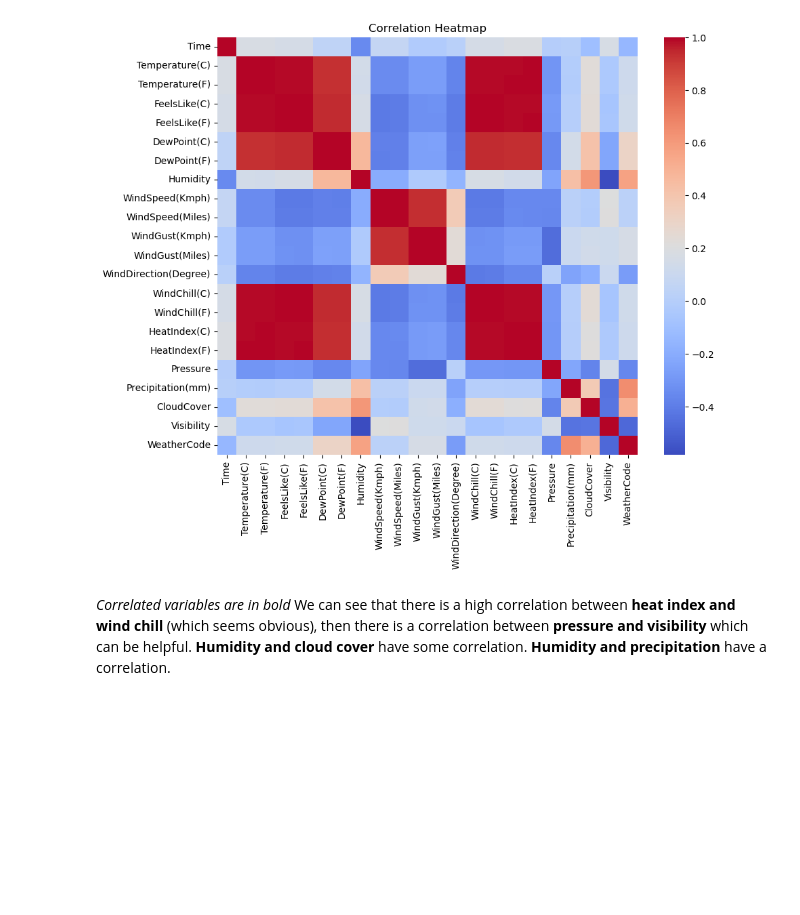
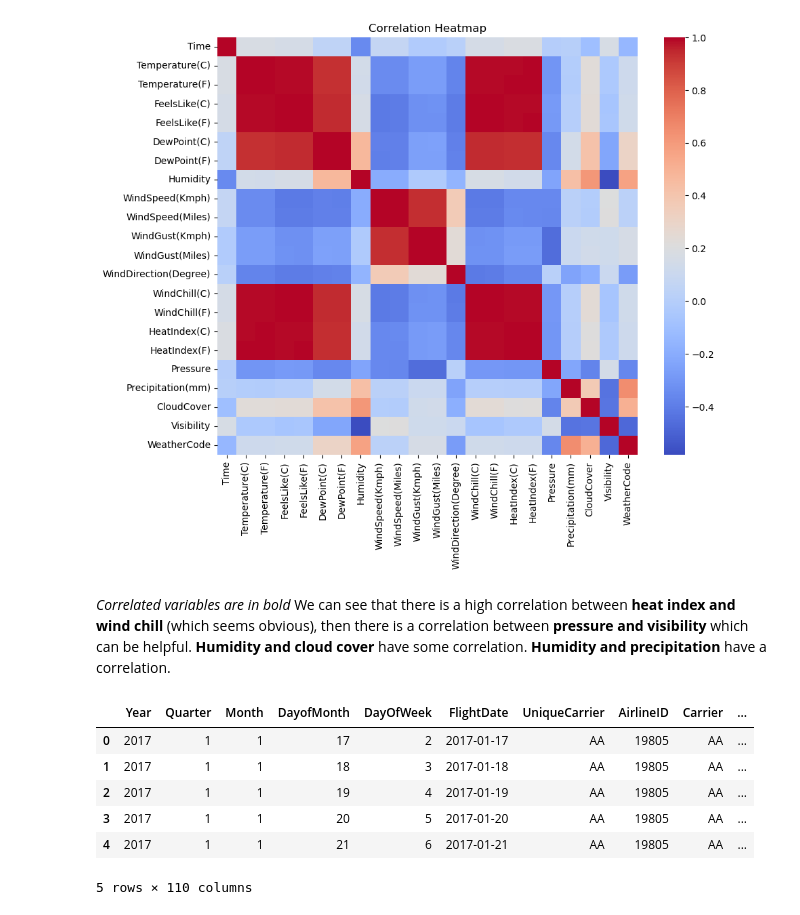
Before and after one commit to Astroficboy/petavue_assignment, a Jupyter notebook: round_3.ipynb, the cells around one changed output. Saved outputs shown, nothing was run; the diff lists cells and outputs as text; code cells hidden in the pictures; blank space fills up the shorter version.

```diff
--- a/round_3.ipynb
+++ b/round_3.ipynb
@@ -109,0 +113,10 @@ We can see that there is a high correlation between **heat index and wind chill*
+# %%
+flight_data.head()
+# %% [output]
+|  | Year | Quarter | Month | DayofMonth | DayOfWeek | FlightDate | UniqueCarrier | AirlineID | Carrier | ... |
+| 0 | 2017 | 1 | 1 | 17 | 2 | 2017-01-17 | AA | 19805 | AA | ... |
+| 1 | 2017 | 1 | 1 | 18 | 3 | 2017-01-18 | AA | 19805 | AA | ... |
+| 2 | 2017 | 1 | 1 | 19 | 4 | 2017-01-19 | AA | 19805 | AA | ... |
+| 3 | 2017 | 1 | 1 | 20 | 5 | 2017-01-20 | AA | 19805 | AA | ... |
+| 4 | 2017 | 1 | 1 | 21 | 6 | 2017-01-21 | AA | 19805 | AA | ... |
+5 rows × 110 columns
```
Also changed, not shown: parts of 17 cells of this notebook.
